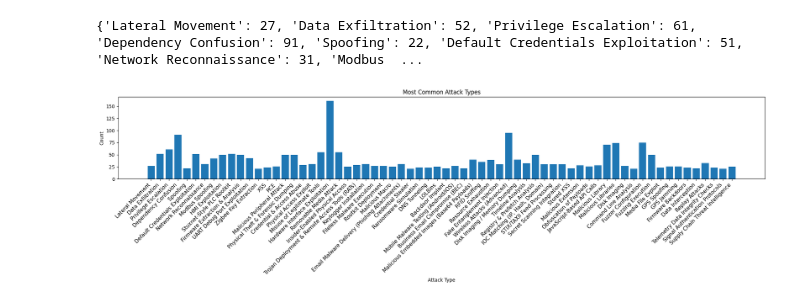
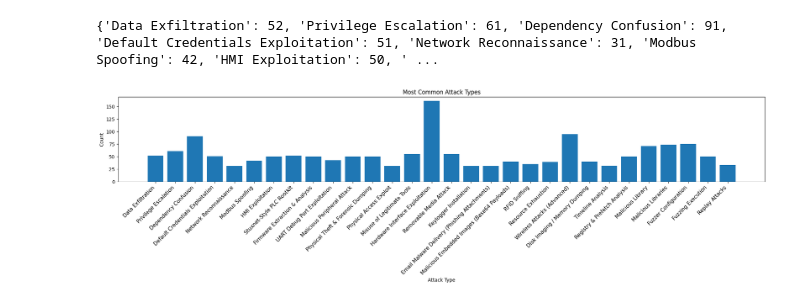
Before and after one commit to smariyamm/KWK-2025-DataScience-Fundamentals-Challenge-SM, a Jupyter notebook: creating-data-visualizations.ipynb, the cells around one changed output. Drawn from its saved outputs; the diff is of its cells as text; code cells hidden in the pictures.

Commit message:
created more visualizations

```diff
--- a/creating-data-visualizations.ipynb
+++ b/creating-data-visualizations.ipynb
@@ -19,33 +19,33 @@ dic = {}
 for row in rows:
     # print(row[3].strip())
     if row[3].strip() not in dic:
         dic[row[3].strip()] = 0
     dic[row[3].strip()] += 1
 
 
 # for key, value in dic.items():
 #     print(key, ":", value)
 dic['other'] = 0
 keys = []
 for key, value in dic.items():
-    if value <= 20 :
+    if value <= 30 :
         dic['other'] += 1
         keys.append(key)
 
 for key in keys:
     del dic[key]
 del dic['other']
 
 
 print(dic)
 plt.figure(figsize=(20, 6)) # width=12, height=6
 plt.bar(dic.keys(),dic.values())
 plt.xlabel("Attack Type")
 plt.ylabel("Count")
 plt.title("Most Common Attack Types")
 plt.xticks(rotation=45, ha="right", fontsize=11)
 plt.tight_layout()
 plt.show()
 # %% [output]
-{'Lateral Movement': 27, 'Data Exfiltration': 52, 'Privilege Escalation': 61, 'Dependency Confusion': 91, 'Spoofing': 22, 'Default Credentials Exploitation': 51, 'Network Reconnaissance': 31, 'Modbus  ...
+{'Data Exfiltration': 52, 'Privilege Escalation': 61, 'Dependency Confusion': 91, 'Default Credentials Exploitation': 51, 'Network Reconnaissance': 31, 'Modbus Spoofing': 42, 'HMI Exploitation': 50, ' ...
-[figure, old version]
+[figure, new version]
```
Also changed, not shown: parts of 4 cells of this notebook, 1 other file.
